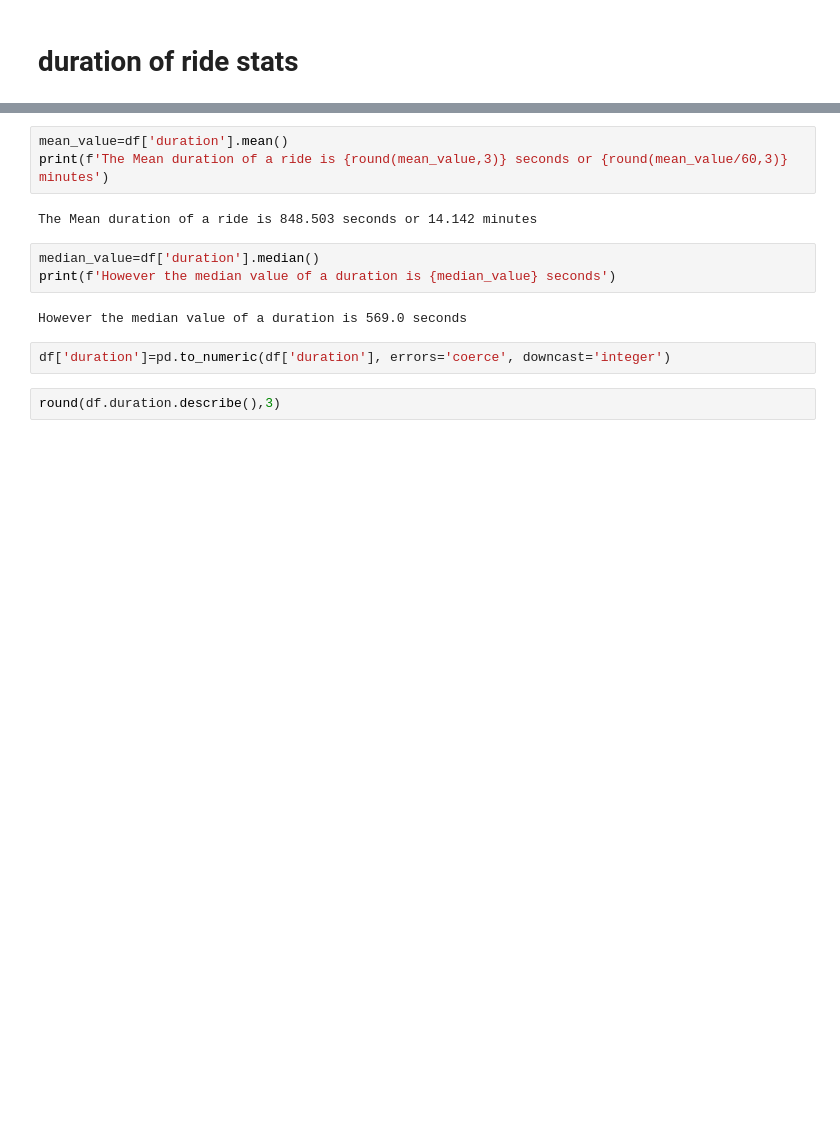
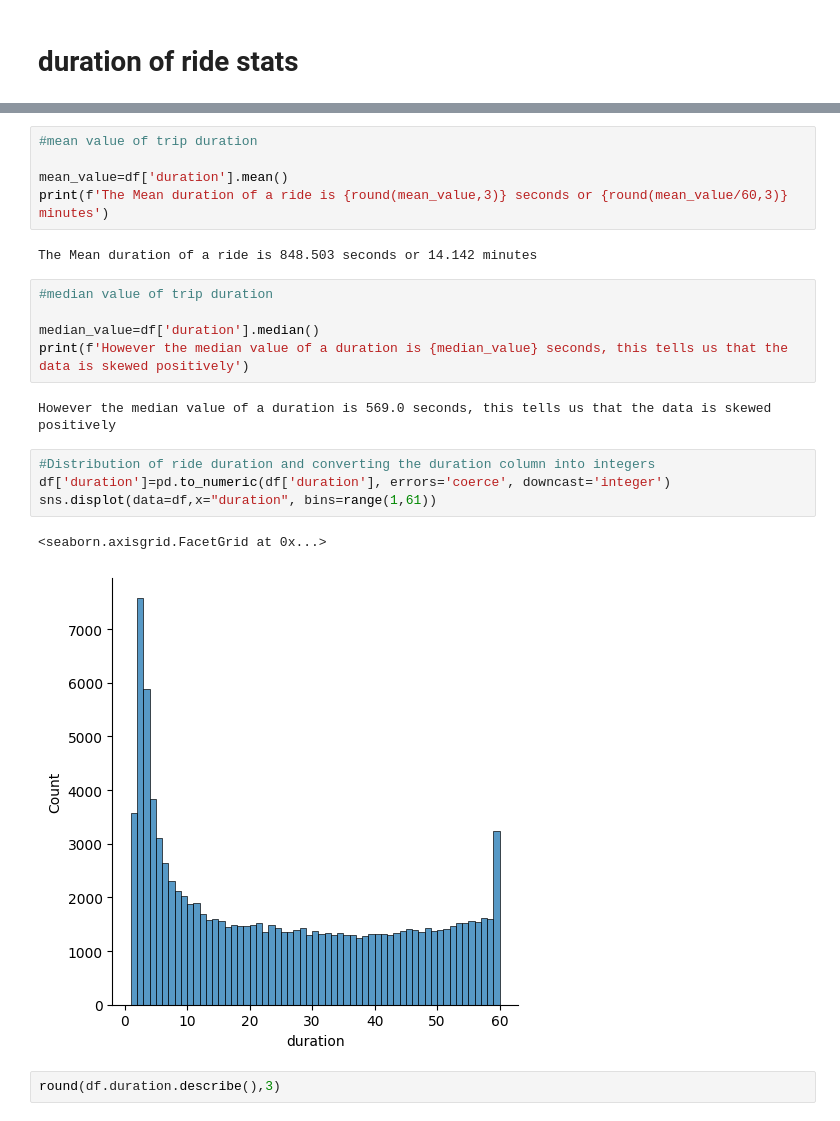
Before and after one commit to mihirajgaonkar/citibikeanalysis, a Jupyter notebook: Citibike June data first draft .ipynb, the cells around one changed output, grey strips where cells are left out. Cells and saved outputs as stored; diff of their text form; blank space fills up the shorter version.

```diff
--- a/Citibike June data first draft .ipynb
+++ b/Citibike June data first draft .ipynb
@@ -153,15 +105,24 @@ df.dropna()
 # %%
+#mean value of trip duration
+
 mean_value=df['duration'].mean()
 print(f'The Mean duration of a ride is {round(mean_value,3)} seconds or {round(mean_value/60,3)} minutes')
 # %% [output]
 The Mean duration of a ride is 848.503 seconds or 14.142 minutes
 # %%
+#median value of trip duration
+
 median_value=df['duration'].median()
-print(f'However the median value of a duration is {median_value} seconds')
+print(f'However the median value of a duration is {median_value} seconds, this tells us that the data is skewed positively')
 # %% [output]
-However the median value of a duration is 569.0 seconds
+However the median value of a duration is 569.0 seconds, this tells us that the data is skewed positively
 # %%
+#Distribution of ride duration and converting the duration column into integers
 df['duration']=pd.to_numeric(df['duration'], errors='coerce', downcast='integer')
+sns.displot(data=df,x="duration", bins=range(1,61))
+# %% [output]
+<seaborn.axisgrid.FacetGrid at 0x...>
+[figure, added]
 # %%
 round(df.duration.describe(),3)
 # %% [output]
```
Also changed, not shown: parts of 32 cells of this notebook.
